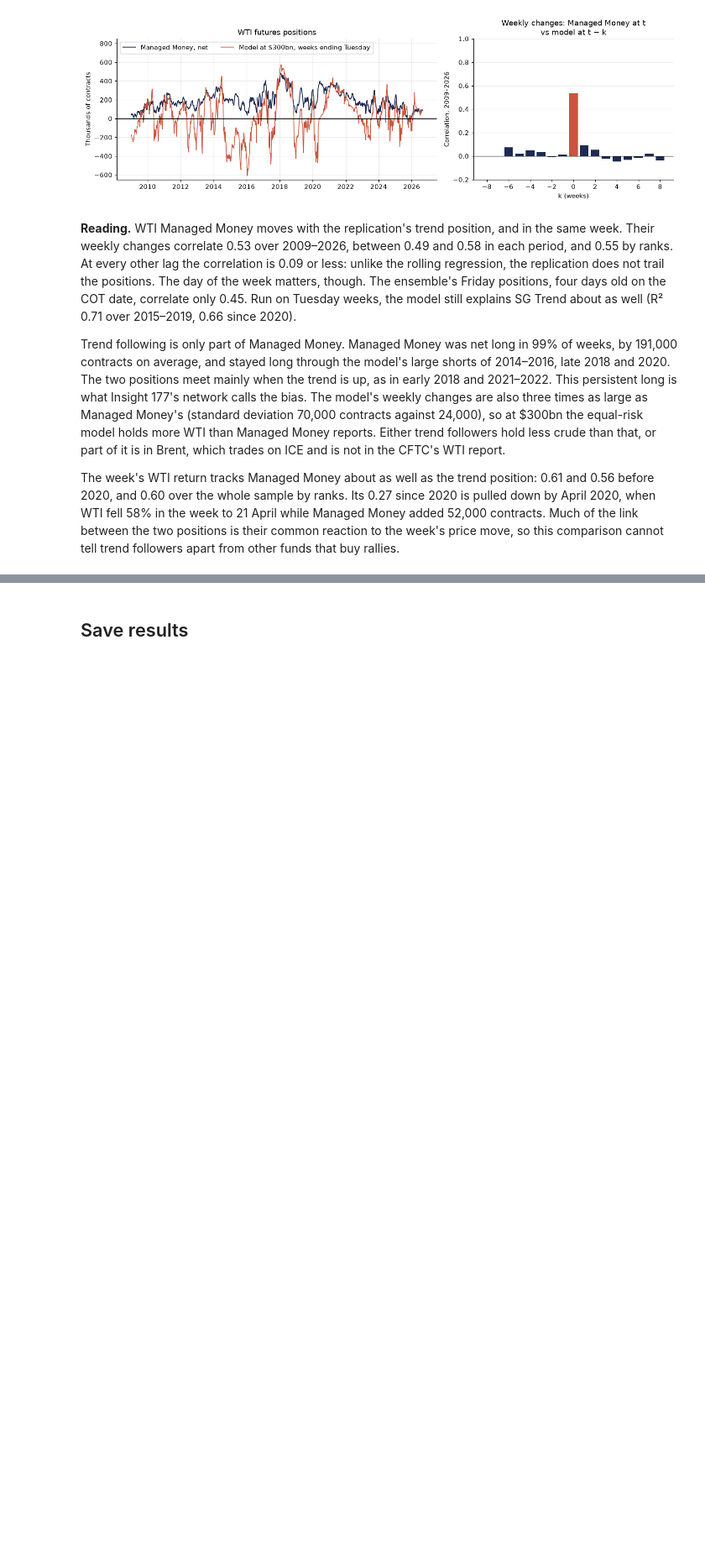
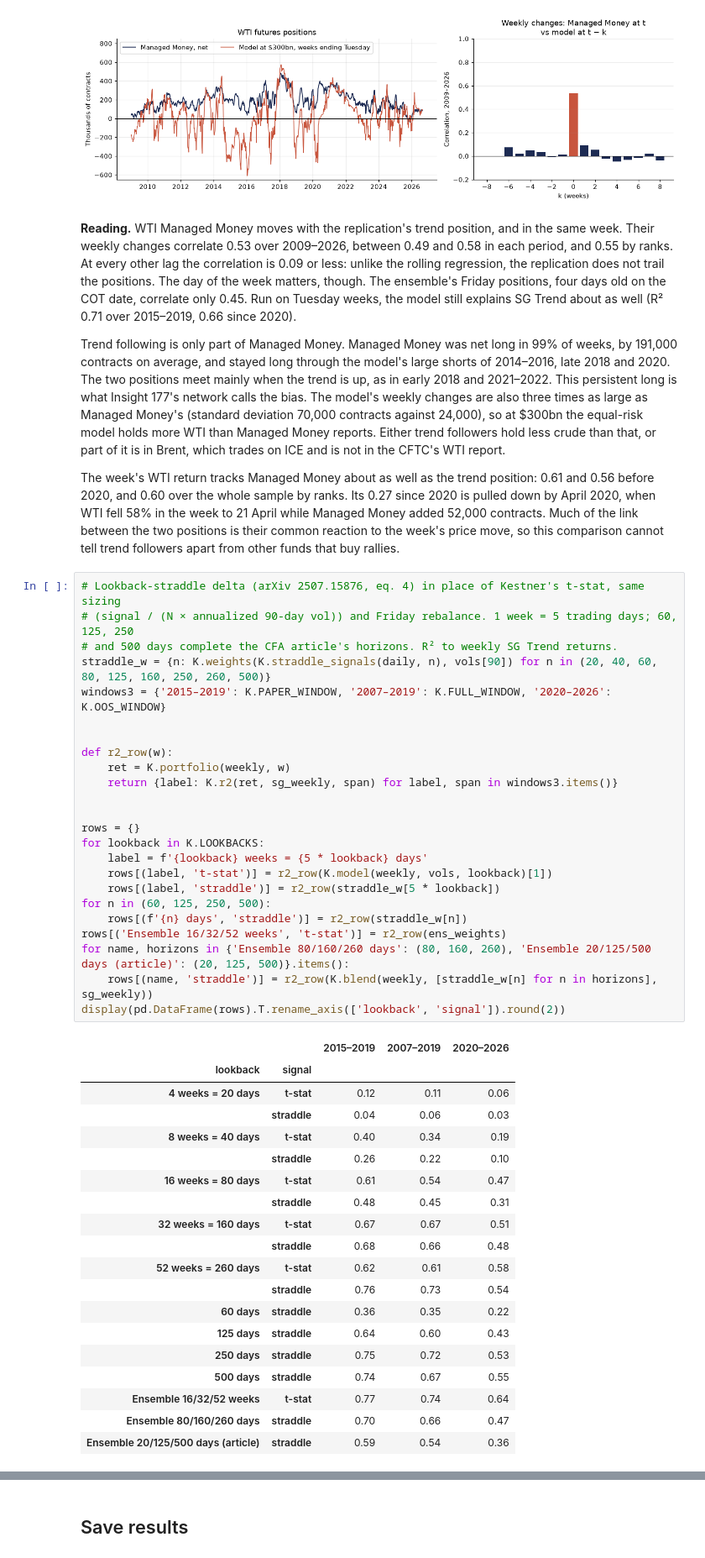
Before and after one commit to julienwax/Capstone, a Jupyter notebook: working_ideas/Replicating_CTA.ipynb, the cells around one changed output, grey strips where cells are left out. Shown at 84% size. Saved outputs shown, nothing was run; the diff lists cells and outputs as text; blank space fills up the shorter version.

```diff
--- a/working_ideas/Replicating_CTA.ipynb
+++ b/working_ideas/Replicating_CTA.ipynb
@@ -504,3 +504,47 @@ Tuesday-week ensemble, R² to SG Trend: 2015–2019 0.71, 2007–2019 0.75, 2020
 Trend following is only part of Managed Money. Managed Money was net long in 99% of weeks, by 191,000 contracts on average, and stayed long through the model's large shorts of 2014–2016, late 2018 and 2020. The two positions meet mainly when the trend is up, as in early 2018 and 2021–2022. This persistent long is what Insight 177's network calls the bias. The model's weekly changes are also three times as large as Managed Money's (standard deviation 70,000 contracts against 24,000), so at $300bn the equal-risk model holds more WTI than Managed Money reports. Either trend followers hold less crude than that, or part of it is in Brent, which trades on ICE and is not in the CFTC's WTI report.
 
 The week's WTI return tracks Managed Money about as well as the trend position: 0.61 and 0.56 before 2020, and 0.60 over the whole sample by ranks. Its 0.27 since 2020 is pulled down by April 2020, when WTI fell 58% in the week to 21 April while Managed Money added 52,000 contracts. Much of the link between the two positions is their common reaction to the week's price move, so this comparison cannot tell trend followers apart from other funds that buy rallies.
+# %%
+# Lookback-straddle delta (arXiv 2507.15876, eq. 4) in place of Kestner's t-stat, same sizing
+# (signal / (N × annualized 90-day vol)) and Friday rebalance. 1 week = 5 trading days; 60, 125, 250
+# and 500 days complete the CFA article's horizons. R² to weekly SG Trend returns.
+straddle_w = {n: K.weights(K.straddle_signals(daily, n), vols[90]) for n in (20, 40, 60, 80, 125, 160, 250, 260, 500)}
+windows3 = {'2015–2019': K.PAPER_WINDOW, '2007–2019': K.FULL_WINDOW, '2020–2026': K.OOS_WINDOW}
+
+
+def r2_row(w):
+    ret = K.portfolio(weekly, w)
+    return {label: K.r2(ret, sg_weekly, span) for label, span in windows3.items()}
+
+
+rows = {}
+for lookback in K.LOOKBACKS:
+    label = f'{lookback} weeks = {5 * lookback} days'
+    rows[(label, 't-stat')] = r2_row(K.model(weekly, vols, lookback)[1])
+    rows[(label, 'straddle')] = r2_row(straddle_w[5 * lookback])
+for n in (60, 125, 250, 500):
+    rows[(f'{n} days', 'straddle')] = r2_row(straddle_w[n])
+rows[('Ensemble 16/32/52 weeks', 't-stat')] = r2_row(ens_weights)
+for name, horizons in {'Ensemble 80/160/260 days': (80, 160, 260), 'Ensemble 20/125/500 days (article)': (20, 125, 500)}.items():
+    rows[(name, 'straddle')] = r2_row(K.blend(weekly, [straddle_w[n] for n in horizons], sg_weekly))
+display(pd.DataFrame(rows).T.rename_axis(['lookback', 'signal']).round(2))
+# %% [output]
+|  |  | 2015–2019 | 2007–2019 | 2020–2026 |
+| lookback | signal |  |  |  |
+| 4 weeks = 20 days | t-stat | 0.12 | 0.11 | 0.06 |
+|  | straddle | 0.04 | 0.06 | 0.03 |
+| 8 weeks = 40 days | t-stat | 0.40 | 0.34 | 0.19 |
+|  | straddle | 0.26 | 0.22 | 0.10 |
+| 16 weeks = 80 days | t-stat | 0.61 | 0.54 | 0.47 |
+|  | straddle | 0.48 | 0.45 | 0.31 |
+| 32 weeks = 160 days | t-stat | 0.67 | 0.67 | 0.51 |
+|  | straddle | 0.68 | 0.66 | 0.48 |
+| 52 weeks = 260 days | t-stat | 0.62 | 0.61 | 0.58 |
+|  | straddle | 0.76 | 0.73 | 0.54 |
+| 60 days | straddle | 0.36 | 0.35 | 0.22 |
+| 125 days | straddle | 0.64 | 0.60 | 0.43 |
+| 250 days | straddle | 0.75 | 0.72 | 0.53 |
+| 500 days | straddle | 0.74 | 0.67 | 0.55 |
+| Ensemble 16/32/52 weeks | t-stat | 0.77 | 0.74 | 0.64 |
+| Ensemble 80/160/260 days | straddle | 0.70 | 0.66 | 0.47 |
+| Ensemble 20/125/500 days (article) | straddle | 0.59 | 0.54 | 0.36 |
```
Also changed, not shown: parts of 2 cells of this notebook, 4 other files.
